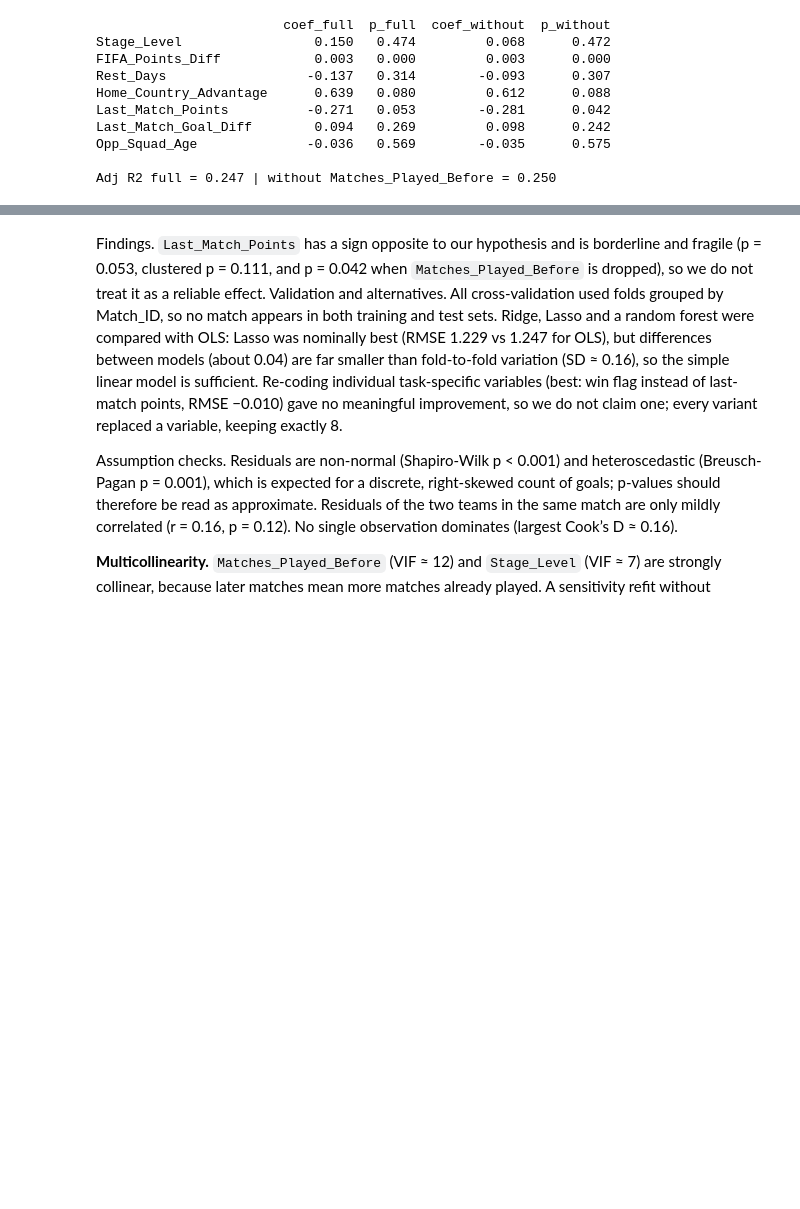
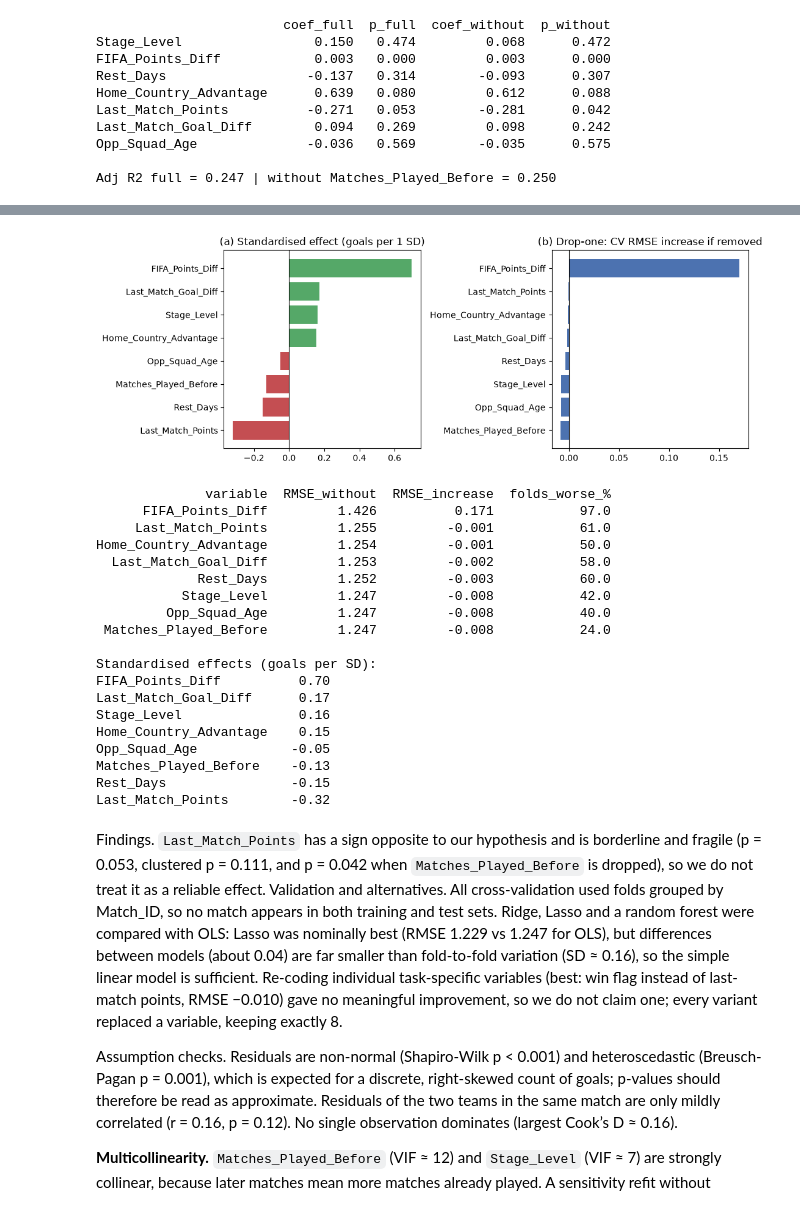
Before and after one commit to NishanThapa10/HIT140-WorldCup2026, a Jupyter notebook: notebooks/11_task22_goals_scored.ipynb, the cells around one changed output, grey strips where cells are left out. Cells and saved outputs as stored; diff of their text form; code cells hidden in the pictures; blank space fills up the shorter version.

```diff
--- a/notebooks/11_task22_goals_scored.ipynb
+++ b/notebooks/11_task22_goals_scored.ipynb
@@ -363,0 +430,59 @@ Adj R2 full = 0.247 | without Matches_Played_Before = 0.250
+# %%
+splits = repeated_group_splits(df["Match_ID"], n_repeats=20)
+
+def fold_rmse(model, cols, data=df):
+    r = cross_validate(model, data[cols], data[TARGET], cv=splits,
+                       scoring="neg_root_mean_squared_error")
+    return -r["test_score"]
+
+full = fold_rmse(LinearRegression(), FEATURES)
+rows = []
+for f in FEATURES:
+    red = fold_rmse(LinearRegression(), [c for c in FEATURES if c != f])
+    diff = red - full
+    rows.append({"variable": f, "RMSE_without": red.mean(),
+                 "RMSE_increase": diff.mean(), "folds_worse_%": 100 * (diff > 0).mean()})
+drop = pd.DataFrame(rows).sort_values("RMSE_increase", ascending=False)
+drop.round(3).to_csv(RESULTS / "task22_drop_one.csv", index=False)
+
+Z = (df[FEATURES] - df[FEATURES].mean()) / df[FEATURES].std()
+beta_z = np.linalg.lstsq(np.column_stack([np.ones(len(df)), Z.values]),
+                         df[TARGET].values, rcond=None)[0][1:]
+std_coef = pd.Series(beta_z, index=FEATURES).sort_values()
+
+fig, ax = plt.subplots(1, 2, figsize=(11, 4))
+ax[0].barh(std_coef.index, std_coef.values, color=["#C44E52" if v < 0 else "#55A868" for v in std_coef.values])
+ax[0].axvline(0, color="black", lw=0.8)
+ax[0].set_title("(a) Standardised effect (goals per 1 SD)")
+dp = drop.sort_values("RMSE_increase")
+ax[1].barh(dp["variable"], dp["RMSE_increase"], color="#4C72B0")
+ax[1].axvline(0, color="black", lw=0.8)
+ax[1].set_title("(b) Drop-one: CV RMSE increase if removed")
+plt.tight_layout()
+plt.savefig(FIGURES / "task22_feature_performance.png", dpi=150)
+plt.show()
+
+print(drop.round(3).to_string(index=False))
+print("\nStandardised effects (goals per SD):")
+print(std_coef.sort_values(ascending=False).round(2).to_string())
+# %% [output]
+[figure, added]
+              variable  RMSE_without  RMSE_increase  folds_worse_%
+      FIFA_Points_Diff         1.426          0.171           97.0
+     Last_Match_Points         1.255         -0.001           61.0
+Home_Country_Advantage         1.254         -0.001           50.0
+  Last_Match_Goal_Diff         1.253         -0.002           58.0
+             Rest_Days         1.252         -0.003           60.0
+           Stage_Level         1.247         -0.008           42.0
+         Opp_Squad_Age         1.247         -0.008           40.0
+ Matches_Played_Before         1.247         -0.008           24.0
+
+Standardised effects (goals per SD):
+FIFA_Points_Diff          0.70
+Last_Match_Goal_Diff      0.17
+Stage_Level               0.16
+Home_Country_Advantage    0.15
+Opp_Squad_Age            -0.05
+Matches_Played_Before    -0.13
+Rest_Days                -0.15
+Last_Match_Points        -0.32
```
Also changed, not shown: parts of 2 cells of this notebook, 8 other files.
